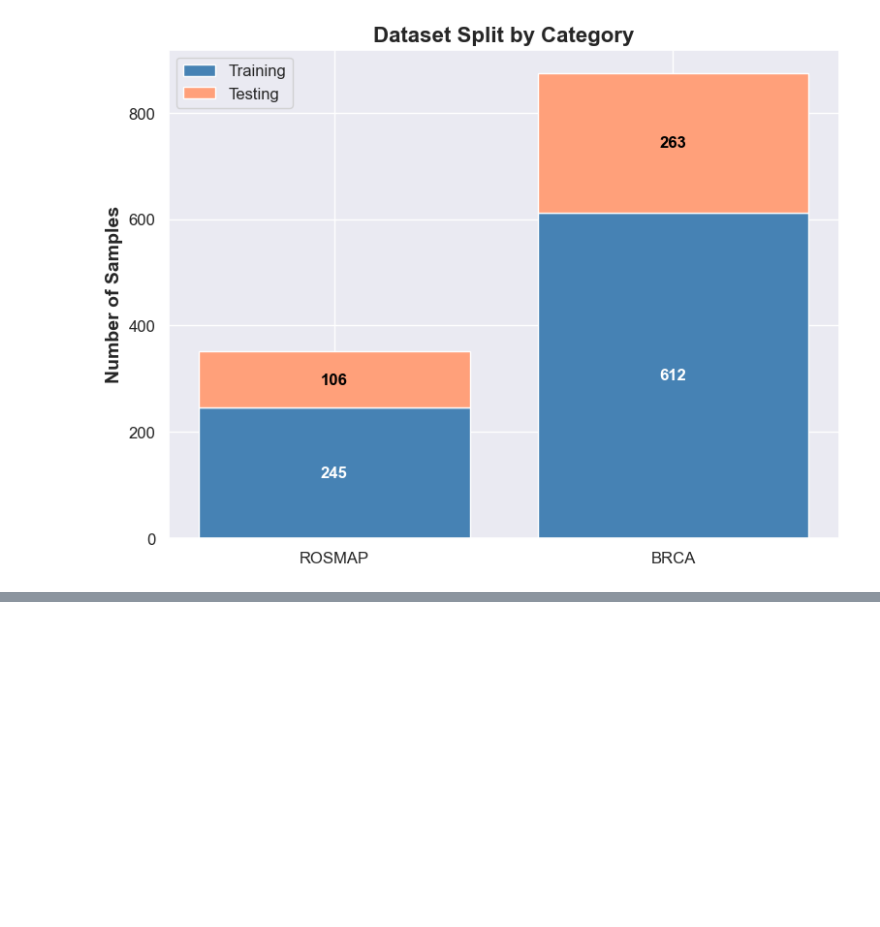
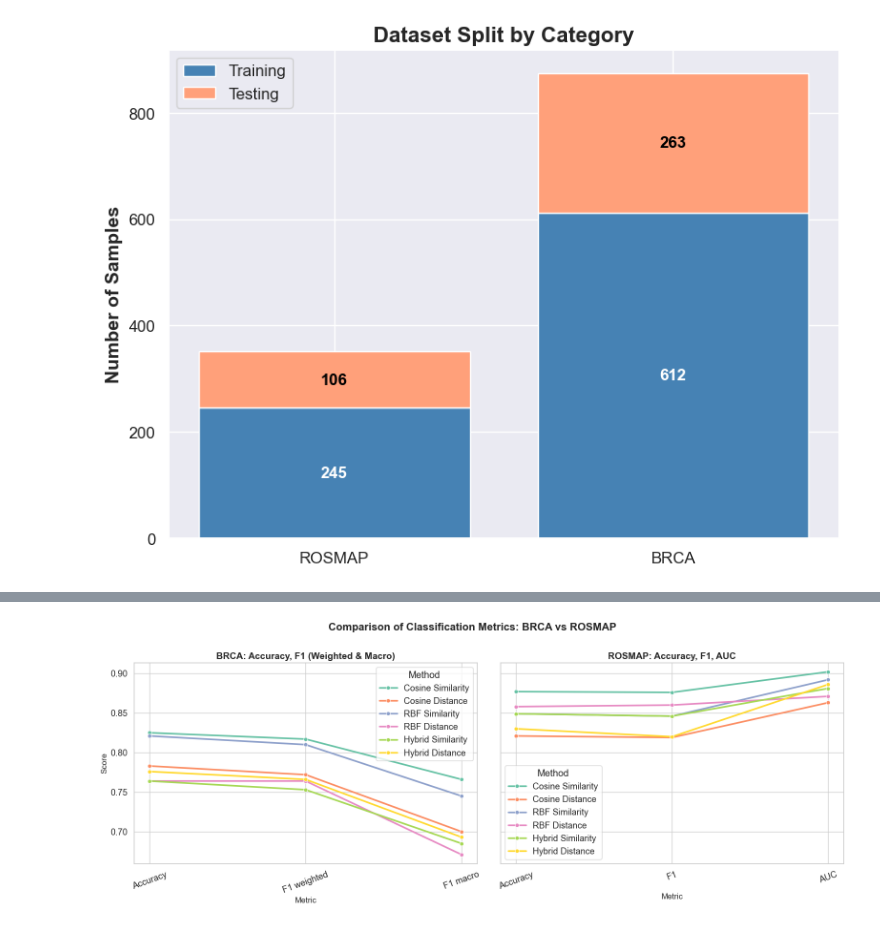
Before and after one commit to Masrafe-Siam/omics_data_project, a Jupyter notebook: barchart.ipynb, the cells around one changed output, grey strips where cells are left out. Drawn from its saved outputs; the diff is of its cells as text; code cells hidden in the pictures; blank space fills up the shorter version.

```diff
--- a/barchart.ipynb
+++ b/barchart.ipynb
@@ -1090,0 +1233,59 @@ plt.show()
+# %%
+import pandas as pd
+import matplotlib.pyplot as plt
+import seaborn as sns
+
+# Define BRCA (data1) and ROSMAP (data2)
+data1 = [
+    {"Dataset": "BRCA", "Method": "Cosine Similarity", "Accuracy": 0.825, "F1 weighted": 0.817, "F1 macro": 0.766},
+    {"Dataset": "BRCA", "Method": "Cosine Distance", "Accuracy": 0.783, "F1 weighted": 0.772, "F1 macro": 0.700},
+    {"Dataset": "BRCA", "Method": "RBF Similarity", "Accuracy": 0.821, "F1 weighted": 0.810, "F1 macro": 0.745},
+    {"Dataset": "BRCA", "Method": "RBF Distance", "Accuracy": 0.764, "F1 weighted": 0.764, "F1 macro": 0.671},
+    {"Dataset": "BRCA", "Method": "Hybrid Similarity", "Accuracy": 0.764, "F1 weighted": 0.753, "F1 macro": 0.685},
+    {"Dataset": "BRCA", "Method": "Hybrid Distance", "Accuracy": 0.776, "F1 weighted": 0.766, "F1 macro": 0.693},
+]
+
+data2 = [
+    {"Dataset": "ROSMAP", "Method": "Cosine Similarity", "Accuracy": 0.877, "F1": 0.876, "AUC": 0.902},
+    {"Dataset": "ROSMAP", "Method": "Cosine Distance", "Accuracy": 0.821, "F1": 0.819, "AUC": 0.863},
+    {"Dataset": "ROSMAP", "Method": "RBF Similarity", "Accuracy": 0.849, "F1": 0.846, "AUC": 0.892},
+    {"Dataset": "ROSMAP", "Method": "RBF Distance", "Accuracy": 0.858, "F1": 0.860, "AUC": 0.871},
+    {"Dataset": "ROSMAP", "Method": "Hybrid Similarity", "Accuracy": 0.849, "F1": 0.846, "AUC": 0.881},
+    {"Dataset": "ROSMAP", "Method": "Hybrid Distance", "Accuracy": 0.830, "F1": 0.820, "AUC": 0.886},
+]
+
+# Convert and melt
+df1 = pd.DataFrame(data1)
+df2 = pd.DataFrame(data2)
+
+df1_melted = df1.melt(id_vars="Method", value_vars=["Accuracy", "F1 weighted", "F1 macro"],
+                      var_name="Metric", value_name="Score")
+df2_melted = df2.melt(id_vars="Method", value_vars=["Accuracy", "F1", "AUC"],
+                      var_name="Metric", value_name="Score")
+
+# Plotting
+sns.set(style="whitegrid", palette="Set2", font_scale=1.2)
+fig, axes = plt.subplots(1, 2, figsize=(16, 6), sharey=True)
+
+# BRCA
+sns.lineplot(data=df1_melted, x="Metric", y="Score", hue="Method", marker="o", linewidth=2.5, ax=axes[0])
+axes[0].set_title("BRCA: Accuracy, F1 (Weighted & Macro)", fontsize=14, weight='bold')
+axes[0].set_ylabel("Score", fontsize=12)
+axes[0].set_xlabel("Metric", fontsize=12)
+axes[0].tick_params(axis='x', labelrotation=20)
+
+# ROSMAP
+sns.lineplot(data=df2_melted, x="Metric", y="Score", hue="Method", marker="o", linewidth=2.5, ax=axes[1])
+axes[1].set_title("ROSMAP: Accuracy, F1, AUC", fontsize=14, weight='bold')
+axes[1].set_ylabel("")  # shared y-axis
+axes[1].set_xlabel("Metric", fontsize=12)
+axes[1].tick_params(axis='x', labelrotation=20)
+
+# Main title
+plt.suptitle("Comparison of Classification Metrics: BRCA vs ROSMAP", fontsize=16, weight='bold', y=1.02)
+plt.tight_layout()
+plt.subplots_adjust(top=0.88)
+#plt.savefig("brca_vs_rosmap_metrics.png", dpi=300)
+plt.show()
+# %% [output]
+[figure, added]
```
Also changed, not shown: parts of 7 cells of this notebook.
